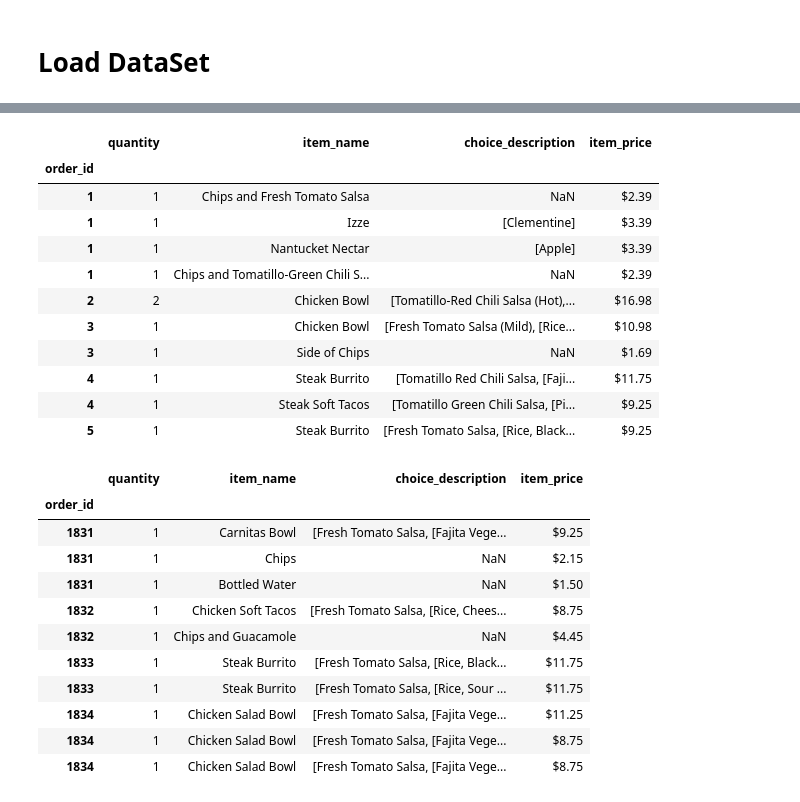
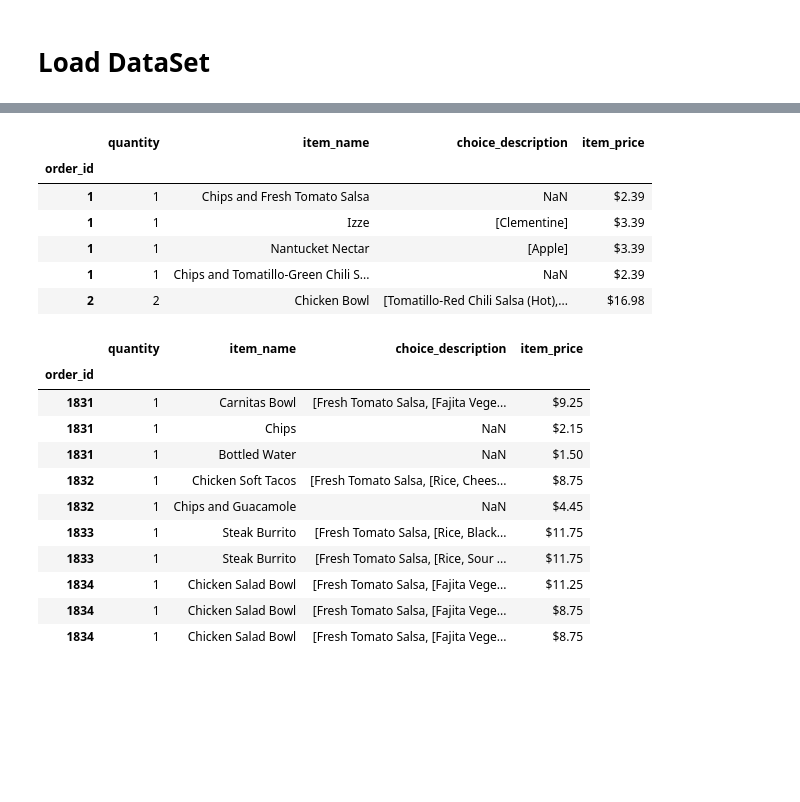
Before and after one commit to chetanadhikary/pythonLearning, a Jupyter notebook: week_5/pandas_tutorial.ipynb, the cells around one changed output, grey strips where cells are left out. Saved outputs shown, nothing was run; the diff lists cells and outputs as text; code cells hidden in the pictures; blank space fills up the shorter version.

```diff
--- a/week_5/pandas_tutorial.ipynb
+++ b/week_5/pandas_tutorial.ipynb
@@ -201,19 +232,15 @@ pd.read_csv?
 # %%
 df = df_chipo
-df.head(10)
-# %% [output]
-|  | quantity | item_name | choice_description | item_price |
-| order_id |  |  |  |  |
-| 1 | 1 | Chips and Fresh Tomato Salsa | NaN | $2.39 |
-| 1 | 1 | Izze | [Clementine] | $3.39 |
-| 1 | 1 | Nantucket Nectar | [Apple] | $3.39 |
-| 1 | 1 | Chips and Tomatillo-Green Chili S... | NaN | $2.39 |
-| 2 | 2 | Chicken Bowl | [Tomatillo-Red Chili Salsa (Hot),... | $16.98 |
-| 3 | 1 | Chicken Bowl | [Fresh Tomato Salsa (Mild), [Rice... | $10.98 |
-| 3 | 1 | Side of Chips | NaN | $1.69 |
-| 4 | 1 | Steak Burrito | [Tomatillo Red Chili Salsa, [Faji... | $11.75 |
-| 4 | 1 | Steak Soft Tacos | [Tomatillo Green Chili Salsa, [Pi... | $9.25 |
-| 5 | 1 | Steak Burrito | [Fresh Tomato Salsa, [Rice, Black... | $9.25 |
+# %%
+df.head(5)
+# %% [output]
+|  | quantity | item_name | choice_description | item_price |
+| order_id |  |  |  |  |
+| 1 | 1 | Chips and Fresh Tomato Salsa | NaN | $2.39 |
+| 1 | 1 | Izze | [Clementine] | $3.39 |
+| 1 | 1 | Nantucket Nectar | [Apple] | $3.39 |
+| 1 | 1 | Chips and Tomatillo-Green Chili S... | NaN | $2.39 |
+| 2 | 2 | Chicken Bowl | [Tomatillo-Red Chili Salsa (Hot),... | $16.98 |
 # %%
 df.tail(10)
 # %% [output]
```
Also changed, not shown: parts of 59 cells of this notebook, 1 other file.
